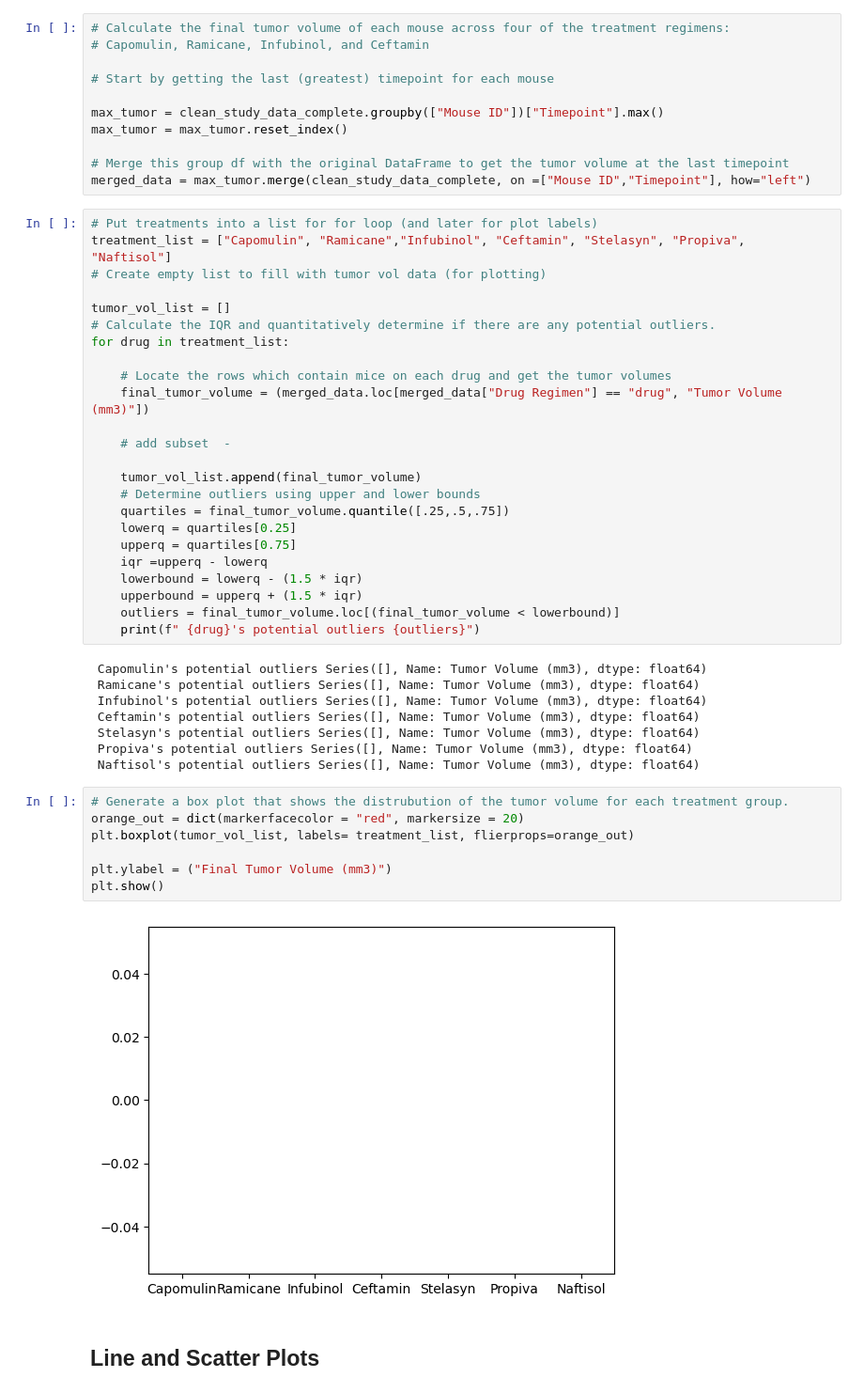
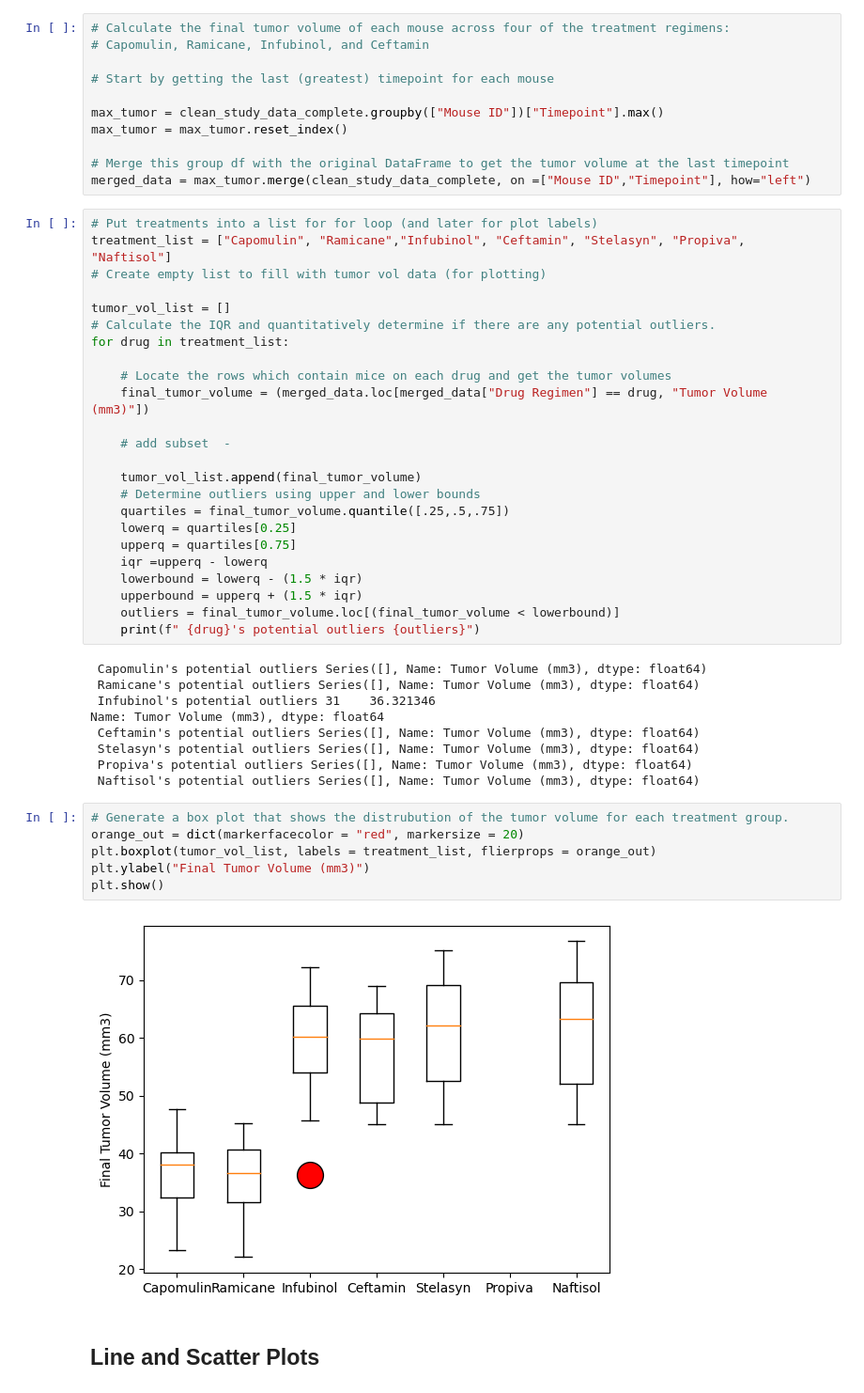
Before and after one commit to Tawn-Scotton/Mathplo_Challenge_Pymaceuticals, a Jupyter notebook: pymaceuticals_starter_last.ipynb, the cells around one changed output. Shown: that part at 94% size. Drawn from its saved outputs; the diff is of its cells as text.

```diff
--- a/pymaceuticals_starter_last.ipynb
+++ b/pymaceuticals_starter_last.ipynb
@@ -208,7 +212,7 @@ tumor_vol_list = []
 for drug in treatment_list:
 
     # Locate the rows which contain mice on each drug and get the tumor volumes
-    final_tumor_volume = (merged_data.loc[merged_data["Drug Regimen"] == "drug", "Tumor Volume (mm3)"])
+    final_tumor_volume = (merged_data.loc[merged_data["Drug Regimen"] == drug, "Tumor Volume (mm3)"])
 
     # add subset  -
 
@@ -225,7 +229,8 @@ for drug in treatment_list:
 # %% [output]
  Capomulin's potential outliers Series([], Name: Tumor Volume (mm3), dtype: float64)
  Ramicane's potential outliers Series([], Name: Tumor Volume (mm3), dtype: float64)
- Infubinol's potential outliers Series([], Name: Tumor Volume (mm3), dtype: float64)
+ Infubinol's potential outliers 31    36.321346
+Name: Tumor Volume (mm3), dtype: float64
  Ceftamin's potential outliers Series([], Name: Tumor Volume (mm3), dtype: float64)
  Stelasyn's potential outliers Series([], Name: Tumor Volume (mm3), dtype: float64)
  Propiva's potential outliers Series([], Name: Tumor Volume (mm3), dtype: float64)
@@ -233,12 +238,11 @@ for drug in treatment_list:
 # %%
 # Generate a box plot that shows the distrubution of the tumor volume for each treatment group.
 orange_out = dict(markerfacecolor = "red", markersize = 20)
-plt.boxplot(tumor_vol_list, labels= treatment_list, flierprops=orange_out)
-
-plt.ylabel = ("Final Tumor Volume (mm3)")
+plt.boxplot(tumor_vol_list, labels = treatment_list, flierprops = orange_out)
+plt.ylabel("Final Tumor Volume (mm3)")
 plt.show()
 # %% [output]
-[figure, old version]
+[figure, new version]
 # %% [markdown]
 ## Line and Scatter Plots
 # %%
```
Also changed, not shown: parts of 6 cells of this notebook.
